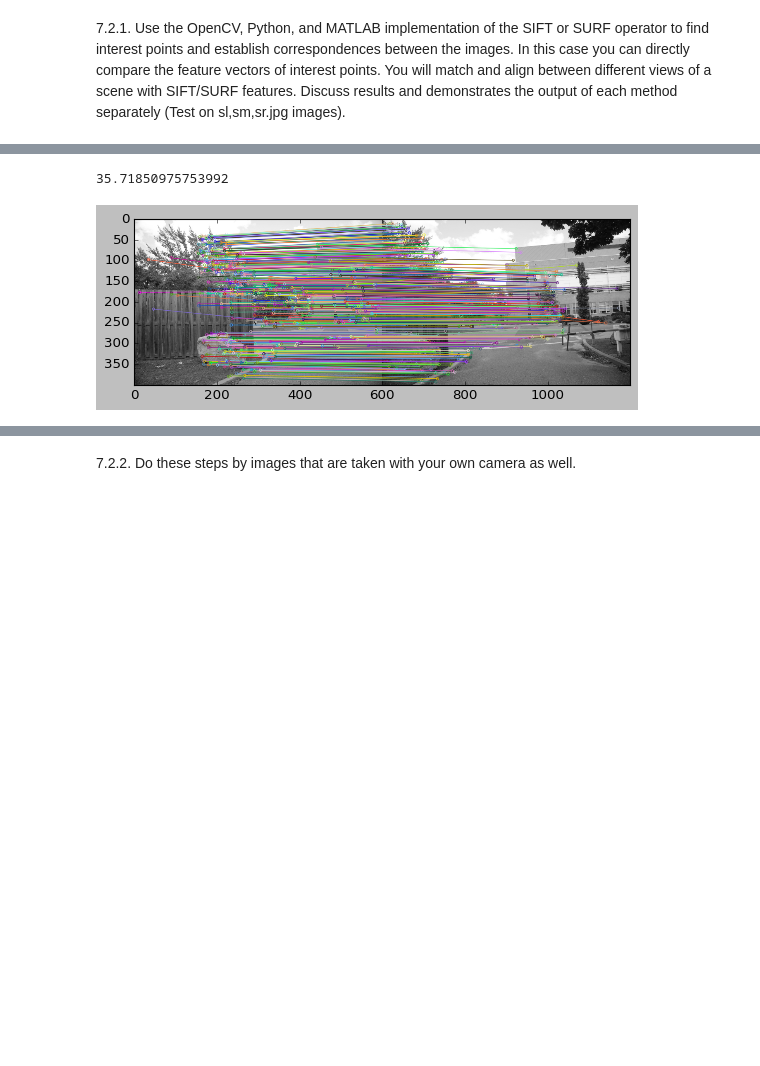
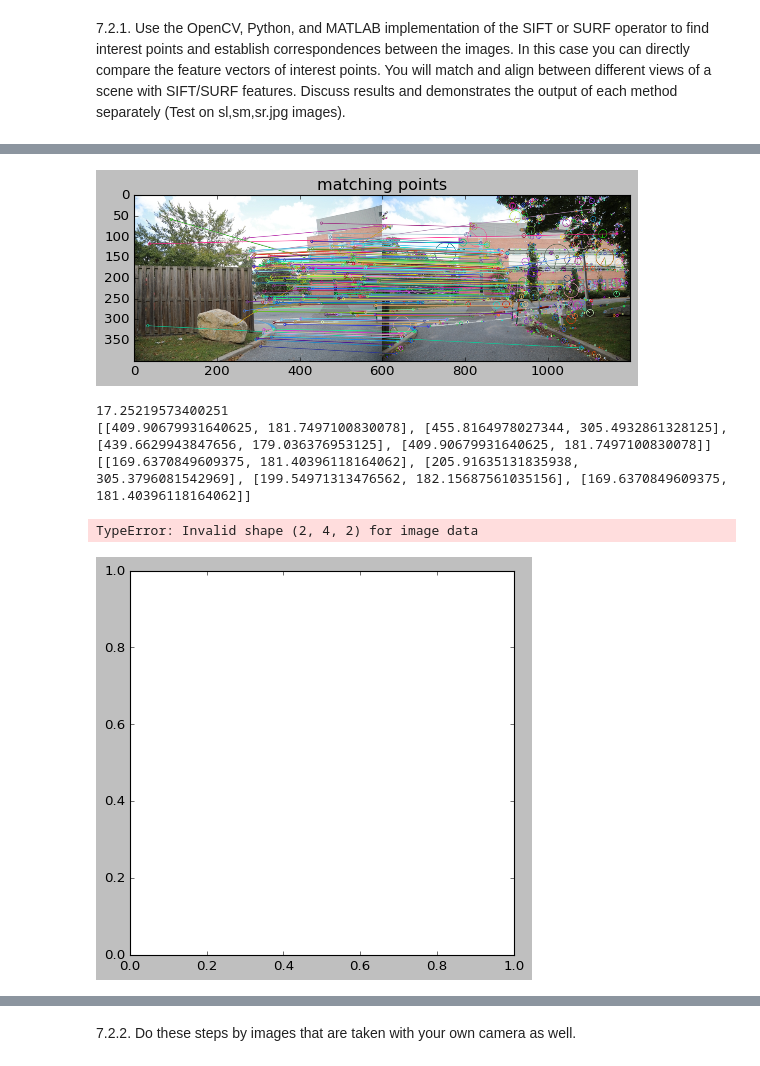
Before and after one commit to TahaTabatabaei/computer-vision, a Jupyter notebook: hw7/main.ipynb, the cells around one changed output, grey strips where cells are left out. Drawn from its saved outputs; the diff is of its cells as text; code cells hidden in the pictures; blank space fills up the shorter version.

```diff
--- a/hw7/main.ipynb
+++ b/hw7/main.ipynb
@@ -60,14 +95,26 @@ plt.imshow(img)
 # %%
-# find similar interest points of sl and sm
-good_matches= BruteForceMatcher(sl_desc,sm_desc)
+# find similar interest points of sl and sr
+good_matches , matches1to2 , mGoodTuple = BruteForceMatcher(sl_desc,sr_desc)
 
-# match similar interest points of sl and sm, show them on image
-sl_sm = cv2.drawMatchesKnn(sl,sl_kp,sm,sm_kp,good_matches,None,flags=cv2.DrawMatchesFlags_NOT_DRAW_SINGLE_POINTS)
-plt.imshow(sl_sm)
+# match similar interest points of sl and sr, show them on image
+sl_sr = cv2.drawMatchesKnn(sl,sl_kp,sr,sr_kp,matches1to2,None,flags=cv2.DrawMatchesFlags_NOT_DRAW_SINGLE_POINTS)
+plt.imshow(sl_sr)
+plt.title('matching points')
+plt.show()
 
-# compute similarity percent of sl and sm
-print(howSimilar(sl_kp,sm_kp,good_matches))
+
+# compute similarity percent of sl and sr
+print(howSimilar(sl_kp,sr_kp,good_matches))
+
+result = stitch(good_matches,sl_kp,sr_kp,sl,sr)
+plt.imshow(result)
+plt.title('stitch result')
+plt.show()
 # %% [output]
+[figure, new version]
-35.71850975753992
+17.25219573400251
+[[409.90679931640625, 181.7497100830078], [455.8164978027344, 305.4932861328125], [439.6629943847656, 179.036376953125], [409.90679931640625, 181.7497100830078]]
+[[169.6370849609375, 181.40396118164062], [205.91635131835938, 305.3796081542969], [199.54971313476562, 182.15687561035156], [169.6370849609375, 181.40396118164062]]
-[figure, old version]
+TypeError: Invalid shape (2, 4, 2) for image data
+[figure, added]
 # %%
```
Also changed, not shown: parts of 7 cells of this notebook, 1 other file.
